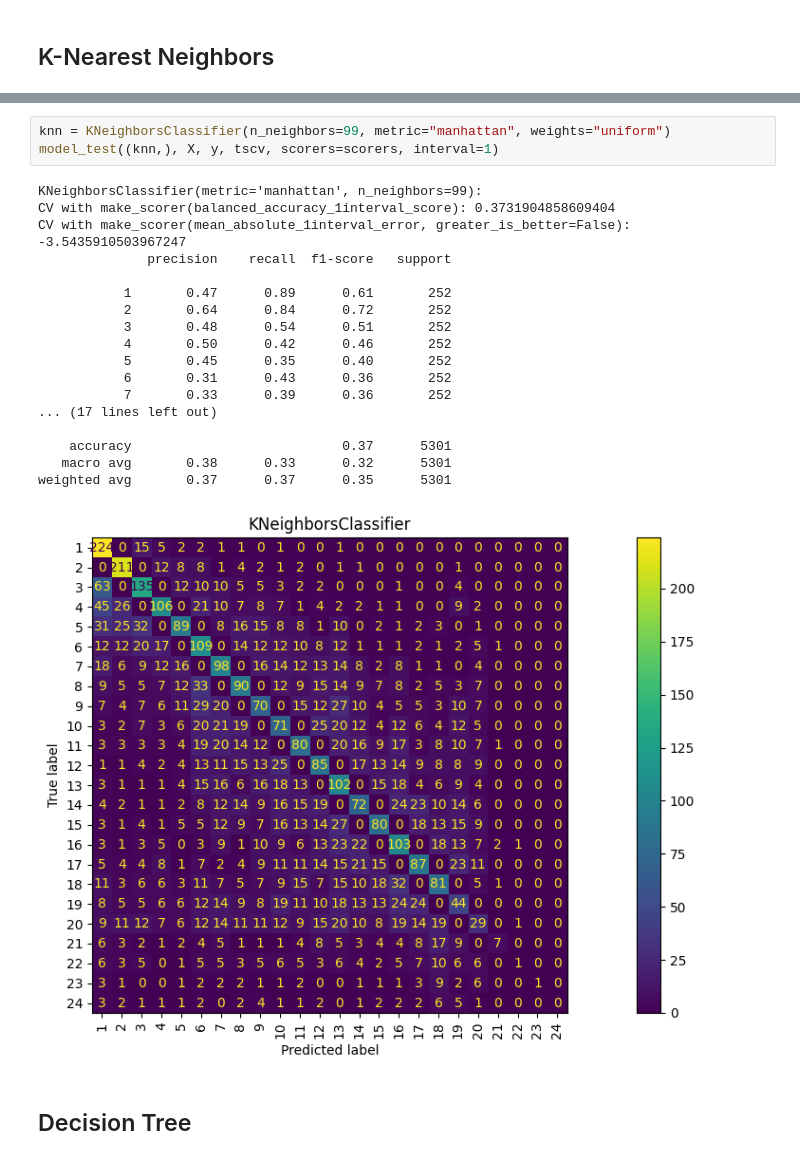
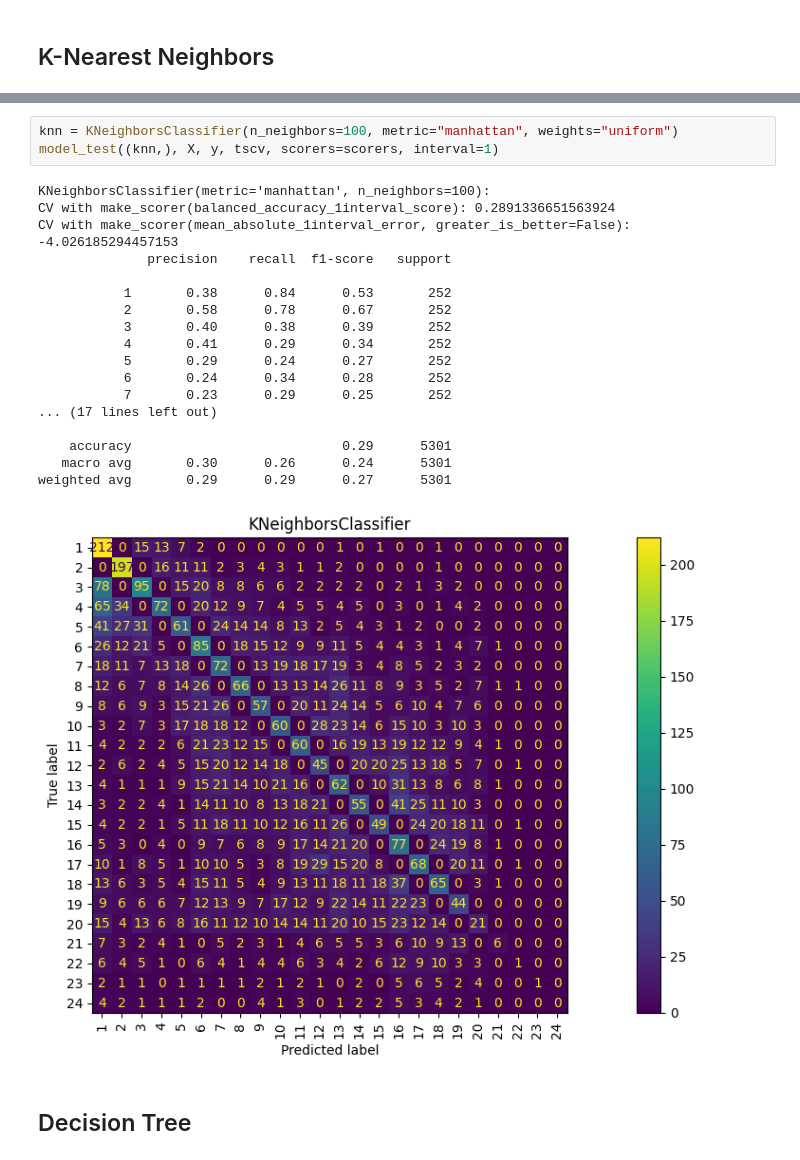
Before and after one commit to pabramber01/F1-Prediction, a Jupyter notebook: f1_prediction/adding_data/model_validation_add_posvar.ipynb, the cells around one changed output, grey strips where cells are left out. Saved outputs shown, nothing was run; the diff lists cells and outputs as text.

```diff
--- a/f1_prediction/adding_data/model_validation_add_posvar.ipynb
+++ b/f1_prediction/adding_data/model_validation_add_posvar.ipynb
@@ -119,25 +119,25 @@ weighted avg       0.42      0.44      0.41      5301
 # %%
-knn = KNeighborsClassifier(n_neighbors=99, metric="manhattan", weights="uniform")
+knn = KNeighborsClassifier(n_neighbors=100, metric="manhattan", weights="uniform")
 model_test((knn,), X, y, tscv, scorers=scorers, interval=1)
 # %% [output]
-KNeighborsClassifier(metric='manhattan', n_neighbors=99):
-CV with make_scorer(balanced_accuracy_1interval_score): 0.3731904858609404
-CV with make_scorer(mean_absolute_1interval_error, greater_is_better=False): -3.5435910503967247
+KNeighborsClassifier(metric='manhattan', n_neighbors=100):
+CV with make_scorer(balanced_accuracy_1interval_score): 0.2891336651563924
+CV with make_scorer(mean_absolute_1interval_error, greater_is_better=False): -4.026185294457153
               precision    recall  f1-score   support
 
-           1       0.47      0.89      0.61       252
-           2       0.64      0.84      0.72       252
-           3       0.48      0.54      0.51       252
-           4       0.50      0.42      0.46       252
-           5       0.45      0.35      0.40       252
-           6       0.31      0.43      0.36       252
-           7       0.33      0.39      0.36       252
+           1       0.38      0.84      0.53       252
+           2       0.58      0.78      0.67       252
+           3       0.40      0.38      0.39       252
+           4       0.41      0.29      0.34       252
+           5       0.29      0.24      0.27       252
+           6       0.24      0.34      0.28       252
+           7       0.23      0.29      0.25       252
 ... (17 lines left out)
 
-    accuracy                           0.37      5301
-   macro avg       0.38      0.33      0.32      5301
-weighted avg       0.37      0.37      0.35      5301
+    accuracy                           0.29      5301
+   macro avg       0.30      0.26      0.24      5301
+weighted avg       0.29      0.29      0.27      5301
-[figure, old version]
+[figure, new version]
 # %% [markdown]
 ## Decision Tree
 # %%
```
Also changed, not shown: parts of 8 cells of this notebook, 41 other files.
